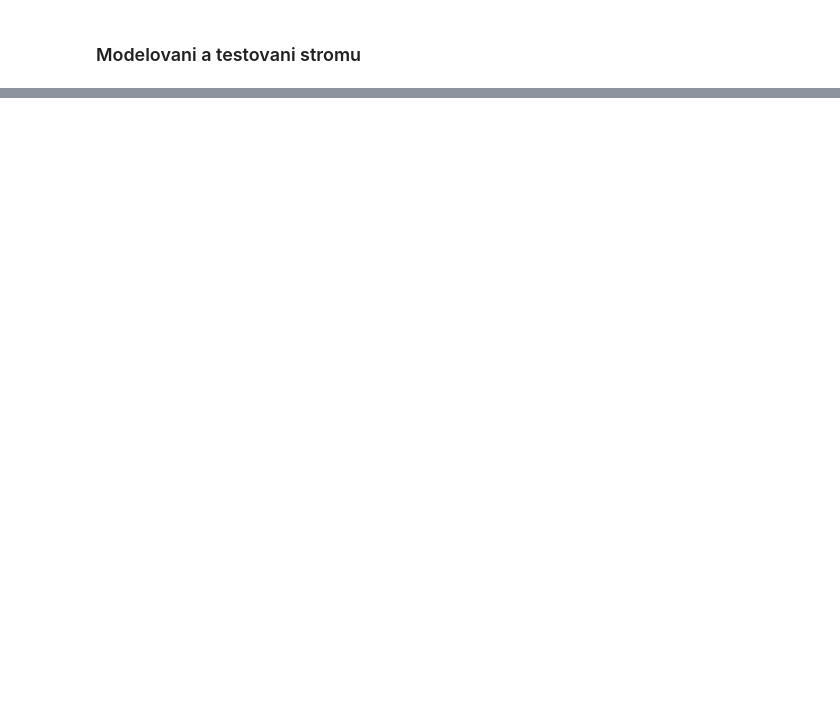
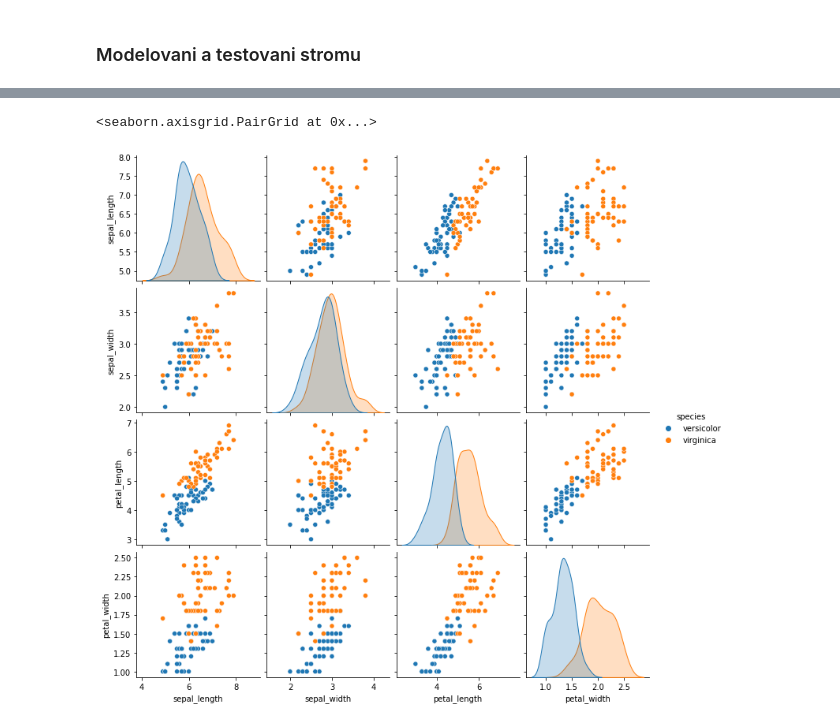
Before and after one commit to lbrodsky/geoinformatika, a Jupyter notebook: strojove_hluboke_uceni/rozhodovaci_strom.ipynb, the cells around one changed output, grey strips where cells are left out. Cells and saved outputs as stored; diff of their text form; code cells hidden in the pictures; blank space fills up the shorter version.

```diff
--- a/strojove_hluboke_uceni/rozhodovaci_strom.ipynb
+++ b/strojove_hluboke_uceni/rozhodovaci_strom.ipynb
@@ -193,4 +359,5 @@ class_names =["setosa", "vercicolor", "verginica"] , filled=True ,  precision=2,
 # David Wolpert (1996) - "No Free Lunch Therem" - if you make absolutely no assumption about the data,
 # there is no reason to prefer one model over any other!
 # %%
-# df_vv = df[df['species'] != 'setosa']
+df_vv = df[df['species'] != 'setosa']
+df_vv
@@ -197,4 +378,7 @@ class_names =["setosa", "vercicolor", "verginica"] , filled=True ,  precision=2,
 # %%
 # vizualizace atributu - pruzkumova analyza
-# sns.pairplot(data=df_vv, hue = 'species')
+sns.pairplot(data=df_vv, hue = 'species')
+# %% [output]
+<seaborn.axisgrid.PairGrid at 0x...>
+[figure, added]
 # %%
```
Also changed, not shown: parts of 33 cells of this notebook, 2 other files.
